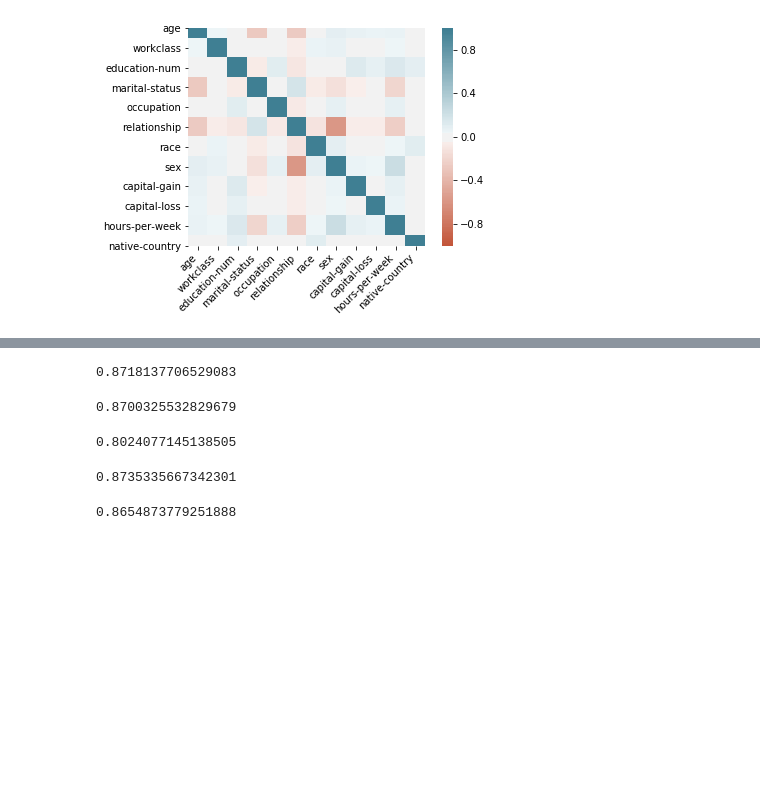
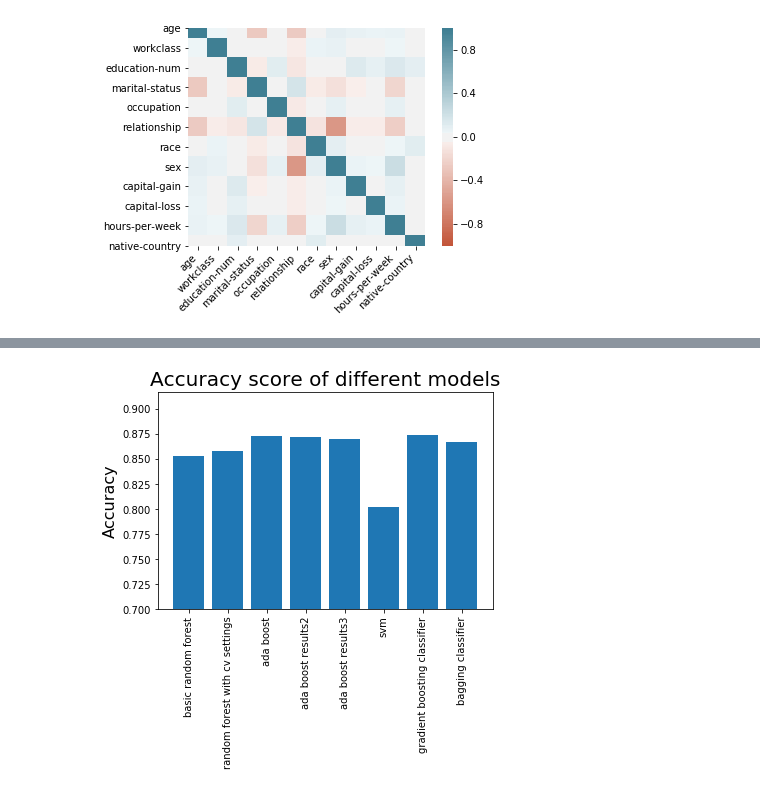
Before and after one commit to Kunama/CSCI4622-Final-Project, a Jupyter notebook: final_project_results.ipynb, the cells around one changed output, grey strips where cells are left out. Drawn from its saved outputs; the diff is of its cells as text; code cells hidden in the pictures; blank space fills up the shorter version.

Commit message:
added visualization and ver brief model selection section

```diff
--- a/final_project_results.ipynb
+++ b/final_project_results.ipynb
@@ -317,33 +324,44 @@ ada.score(test_x, test_y)
 # %%
 ada2 = AdaBoostClassifier(base_estimator=DecisionTreeClassifier(max_depth=2, max_leaf_nodes=10), n_estimators=300, random_state=0, learning_rate=1)
 ada2.fit(train_x, train_y)
-ada2.score(test_x, test_y)
+
+results.append(ada2.score(test_x, test_y))
+results_clf_name.append("ada boost results2")
-# %% [output]
-0.8718137706529083
 # %%
 ada3 = AdaBoostClassifier(base_estimator=RandomForestClassifier(n_estimators = 250, min_samples_split = 2, min_samples_leaf = 4, max_features = 'auto', max_depth = 20, bootstrap = False, n_jobs=-1), n_estimators=4, random_state=0, learning_rate=1)
 ada3.fit(train_x, train_y)
-ada3.score(test_x, test_y)
+
+results.append(ada3.score(test_x, test_y))
+results_clf_name.append("ada boost results3")
-# %% [output]
-0.8700325532829679
 # %%
 from sklearn.svm import SVC
 svm = SVC()
 svm.fit(train_x, train_y)
-svm.score(test_x, test_y)
+
+results.append(svm.score(test_x, test_y))
+results_clf_name.append("svm")
-# %% [output]
-0.8024077145138505
 # %%
 from sklearn.ensemble import GradientBoostingClassifier
 GBC = GradientBoostingClassifier(loss="exponential", learning_rate=.2, subsample=1, n_estimators=200)
 GBC.fit(train_x, train_y)
-GBC.score(test_x, test_y)
+
+results.append(GBC.score(test_x, test_y))
+results_clf_name.append("gradient boosting classifier")
-# %% [output]
-0.8735335667342301
 # %%
 from sklearn.ensemble import BaggingClassifier
 bag = BaggingClassifier(n_estimators=100, n_jobs=-1, max_samples=0.20, max_features=0.65, oob_score=True)
 bag.fit(train_x, train_y)
-bag.score(test_x, test_y)
+bag_score = bag.score(test_x, test_y)
+
+results.append(bag.score(test_x, test_y))
+results_clf_name.append("bagging classifier")
-# %% [output]
-0.8654873779251888
+# %%
+plt.bar(results_clf_name, results)
+axes = plt.gca()
+axes.set_ylim([0.7,None])
+axes.set_title("Accuracy score of different models", fontsize=20)
+axes.set_ylabel("Accuracy", fontsize=16)
+plt.xticks(rotation=90)
+plt.show()
+# %% [output]
+[figure, added]
```
Also changed, not shown: parts of 7 cells of this notebook.
